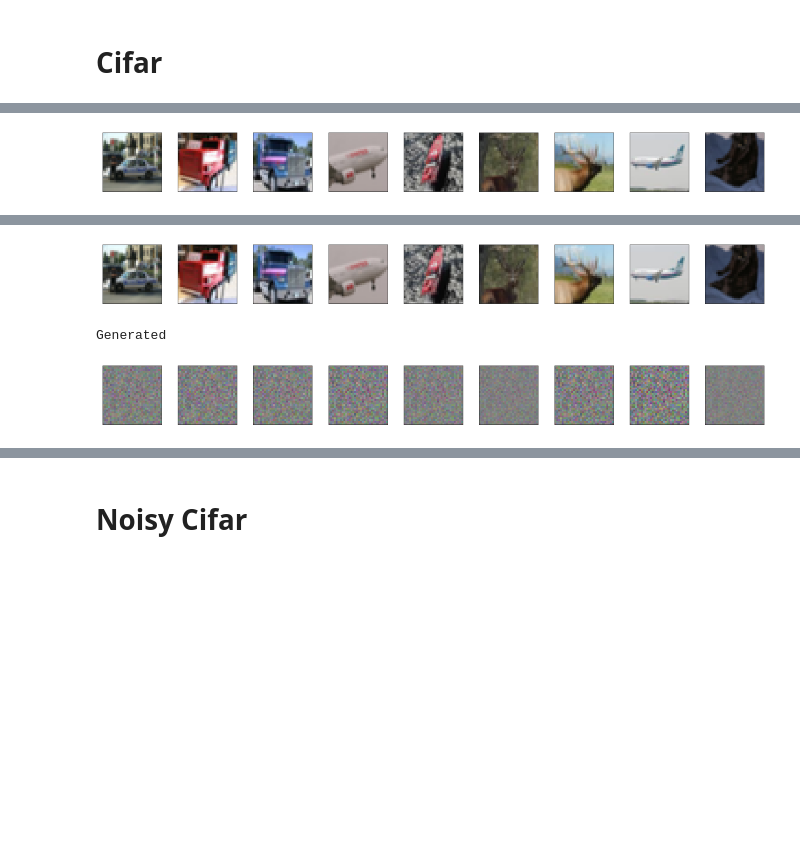
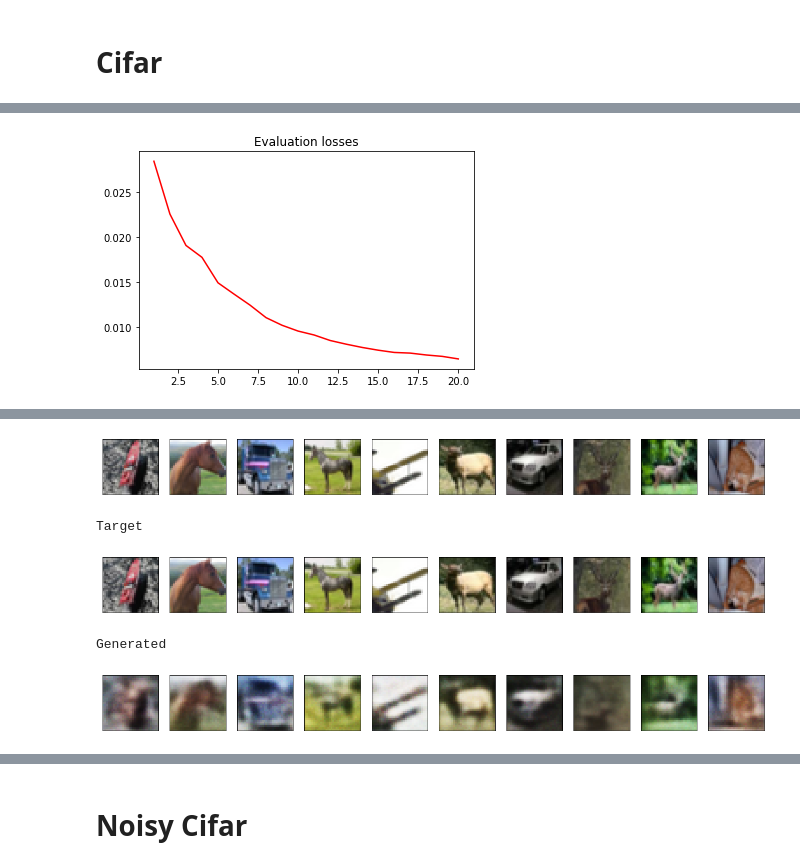
Before and after one commit to ThomasRanvier/image_restoration, a Jupyter notebook: autoencoders_CIFAR.ipynb, the cells around one changed output, grey strips where cells are left out. Saved outputs shown, nothing was run; the diff lists cells and outputs as text; code cells hidden in the pictures; blank space fills up the shorter version.

```diff
--- a/autoencoders_CIFAR.ipynb
+++ b/autoencoders_CIFAR.ipynb
@@ -35,7 +35,7 @@ def plot_losses(losses, title='Evaluation losses'):
     plt.title(title)
     plt.show()
 
-def plot_results(mean_loss, batch_data, nb_imgs=9):
+def plot_results(mean_loss, batch_data, nb_imgs=10):
     (x, y, y_hat) = batch_data
     print(f'Mean loss: {round(mean_loss, 4)}')
     print('Input')
@@ -72,7 +72,7 @@ conv_decoder = tf.keras.Sequential([
 ])
 # %%
 default_cifar_autoencoder = autoencoders.Autoencoder(encoder, decoder)
-#eval_losses = default_cifar_autoencoder.fit(cifar_train, cifar_eval, epochs=20)
-#plot_losses(eval_losses)
+eval_losses = default_cifar_autoencoder.fit(cifar_train, cifar_eval, epochs=20)
+plot_losses(eval_losses)
 plot_results(*default_cifar_autoencoder.evaluate(cifar_test))
 # %% [output]
@@ -81 +96 @@ Input
-[figure, old version]
+[figure, new version]
@@ -83,5 +99,7 @@ Target
-[figure, old version]
+[figure, new version]
-Generated
+Target
-[figure, old version]
+[figure, new version]
+Generated
+[figure, added]
 # %%
 conv_cifar_autoencoder = autoencoders.Autoencoder(conv_encoder, conv_decoder)
```
Also changed, not shown: parts of 4 cells of this notebook, 4 other files.
